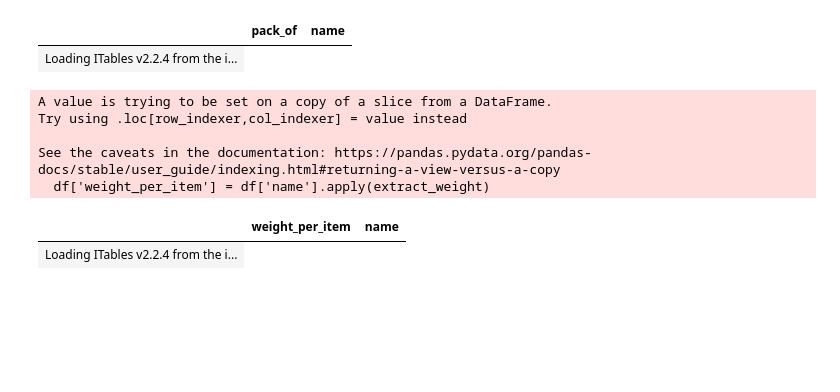
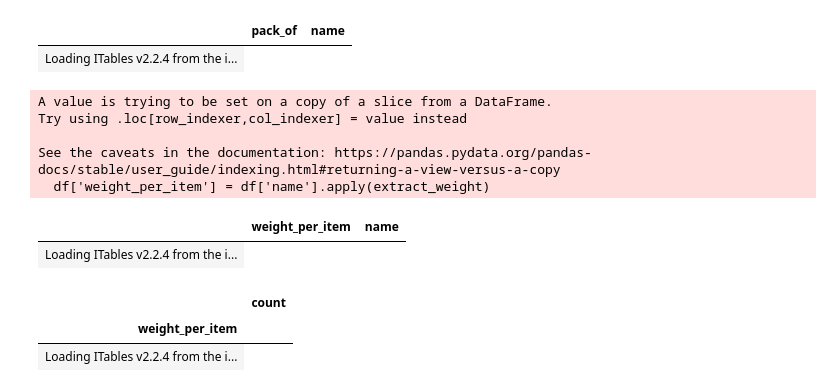
Before and after one commit to johnramal/knorr_uth, a Jupyter notebook: eda/daraz_eda.ipynb, the cells around one changed output. Saved outputs shown, nothing was run; the diff lists cells and outputs as text; code cells hidden in the pictures; blank space fills up the shorter version.

```diff
--- a/eda/daraz_eda.ipynb
+++ b/eda/daraz_eda.ipynb
@@ -24,6 +7,6 @@ Successfully installed itables-2.2.4
 [interactive output not drawn]
 # %%
-df=pd.read_csv(r"eda/daraz_noodles_market.csv")
+df=pd.read_csv(r"daraz_noodles_market.csv")
 # %%
 df
 # %% [output]
@@ -256,3 +244,9 @@ See the caveats in the documentation: https://pandas.pydata.org/pandas-docs/stab
   df['weight_per_item'] = df['name'].apply(extract_weight)
 |  | weight_per_item | name |
 | Loading ITables v2.2.4 from the i... |
+# %%
+df['weight_per_item'].value_counts()
+# %% [output]
+|  | count |
+| weight_per_item |  |
+| Loading ITables v2.2.4 from the i... |
```
Also changed, not shown: parts of 14 cells of this notebook.
